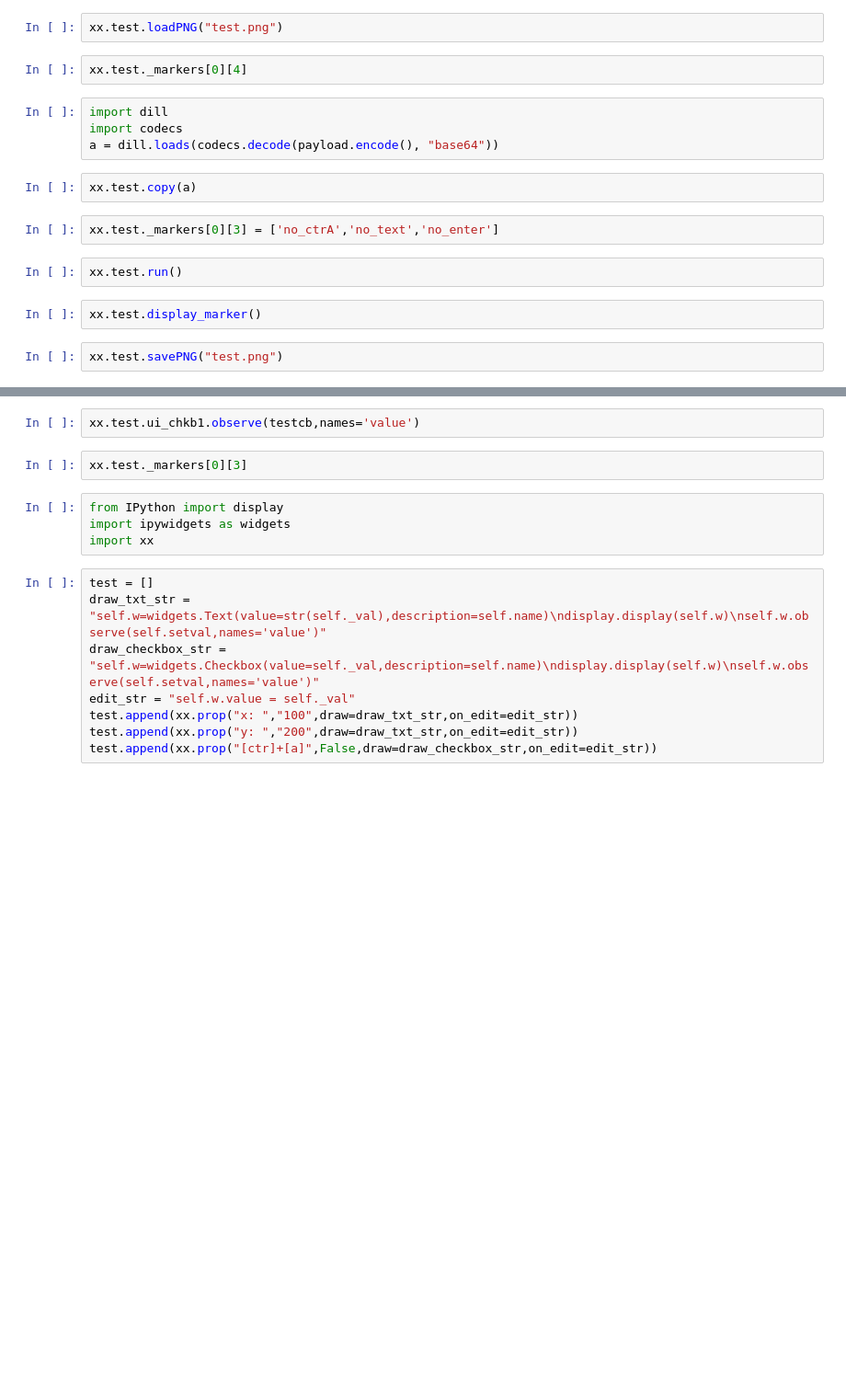
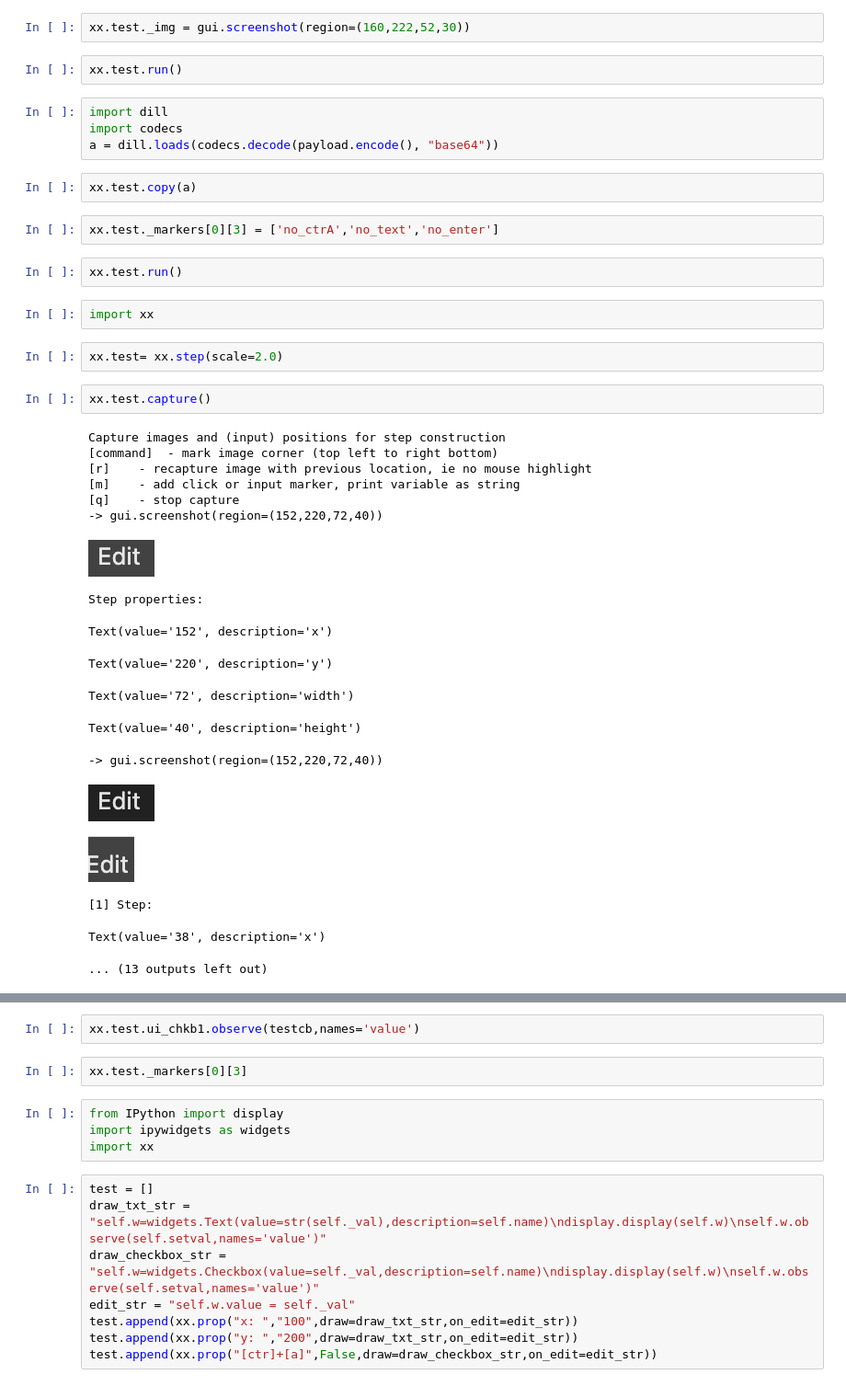
Before and after one commit to digitalsputnik/Monet, a Jupyter notebook: Untitled.ipynb, the cells around one changed output, grey strips where cells are left out. Shown at 92% size. Drawn from its saved outputs; the diff is of its cells as text; blank space fills up the shorter version.

```diff
--- a/Untitled.ipynb
+++ b/Untitled.ipynb
@@ -44,7 +54,7 @@ payload = target_image.text["EMPpayload"]
 # %%
-xx.test.loadPNG("test.png")
+xx.test._img = gui.screenshot(region=(160,222,52,30))
 # %%
-xx.test._markers[0][4]
+xx.test.run()
 # %%
 import dill
 import codecs
@@ -56,7 +66,28 @@ xx.test._markers[0][3] = ['no_ctrA','no_text','no_enter']
 # %%
 xx.test.run()
 # %%
-xx.test.display_marker()
+import xx
 # %%
-xx.test.savePNG("test.png")
+xx.test= xx.step(scale=2.0)
+# %%
+xx.test.capture()
+# %% [output]
+Capture images and (input) positions for step construction
+[command]  - mark image corner (top left to right bottom)
+[r]    - recapture image with previous location, ie no mouse highlight
+[m]    - add click or input marker, print variable as string
+[q]    - stop capture
+-> gui.screenshot(region=(152,220,72,40))
+[figure, added]
+Step properties:
+Text(value='152', description='x')
+Text(value='220', description='y')
+Text(value='72', description='width')
+Text(value='40', description='height')
+-> gui.screenshot(region=(152,220,72,40))
+[figure, added]
+[figure, added]
+[1] Step:
+Text(value='38', description='x')
+... (13 outputs left out)
 # %%
```
Also changed, not shown: parts of 13 cells of this notebook, 3 other files.
